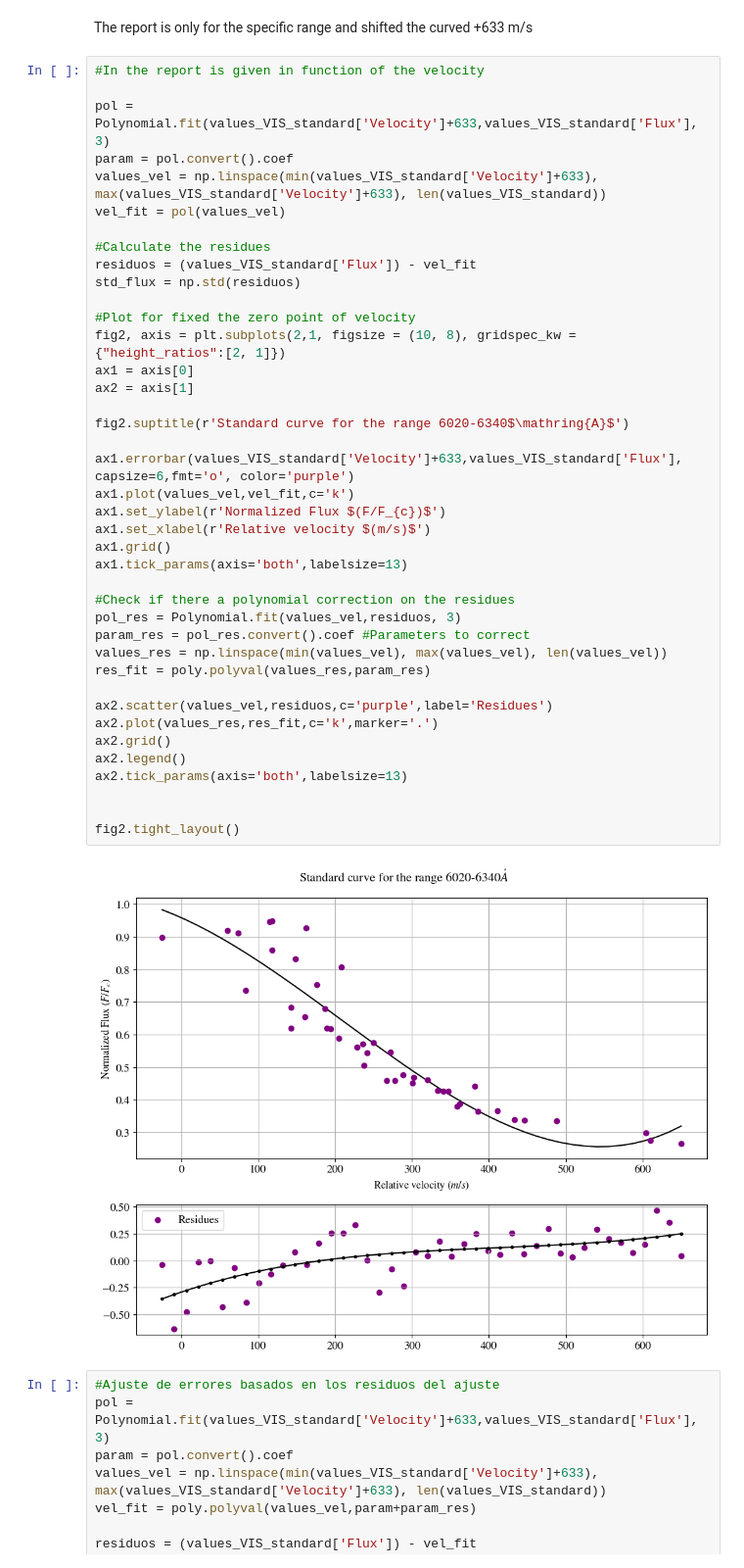
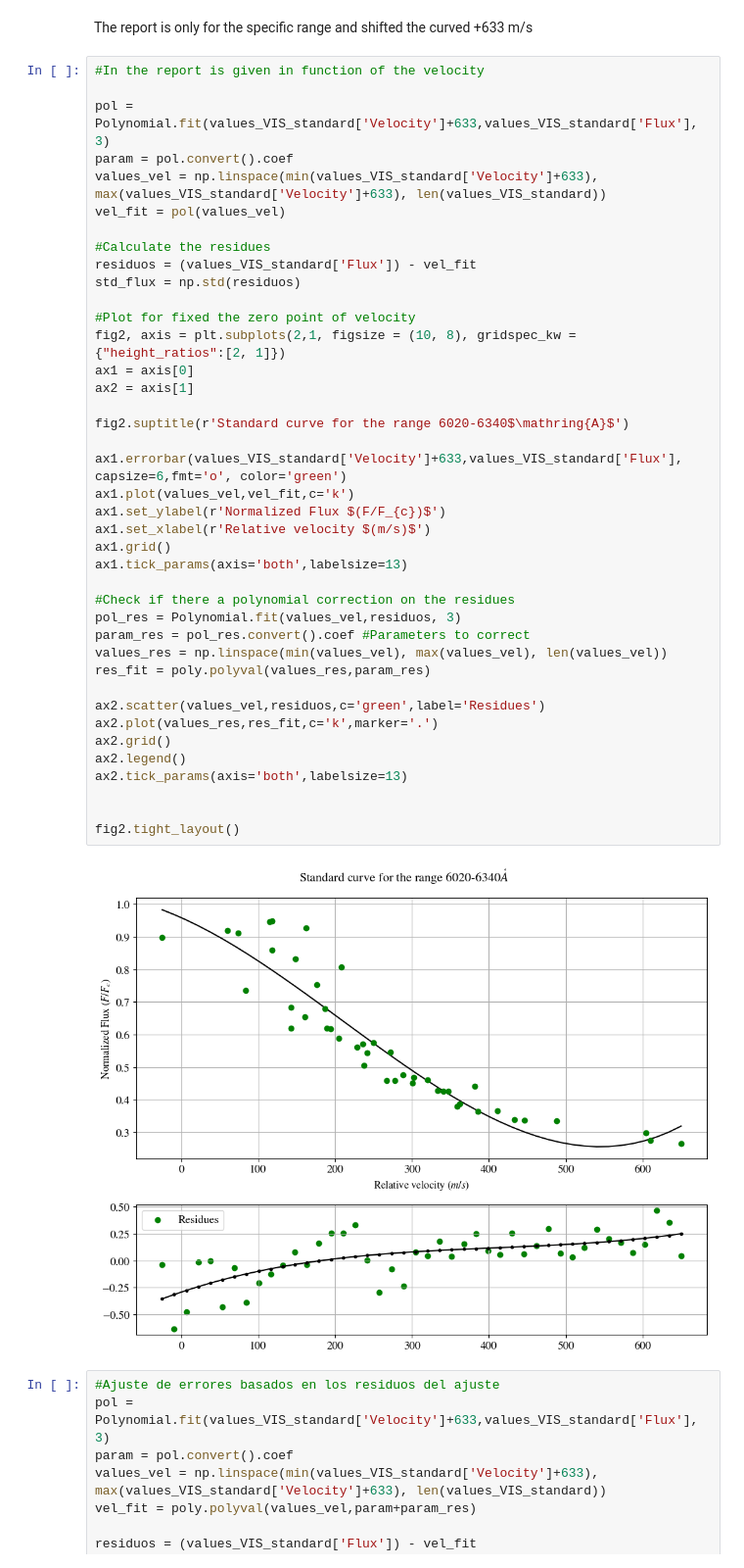
Before and after one commit to ccuellarn/Measurement-and-Characterization-of-Granulation-Patterns-in-the-IAG-Solar-Flux-Spectrum, a Jupyter notebook: Project/Characterization/Third signature/Standard_curves.ipynb, the cells around one changed output. Shown at 98% size. Drawn from its saved outputs; the diff is of its cells as text.

```diff
--- a/Project/Characterization/Third signature/Standard_curves.ipynb
+++ b/Project/Characterization/Third signature/Standard_curves.ipynb
@@ -85,36 +82,36 @@ vel_fit = pol(values_vel)
 residuos = (values_VIS_standard['Flux']) - vel_fit
 std_flux = np.std(residuos)
 
 #Plot for fixed the zero point of velocity
 fig2, axis = plt.subplots(2,1, figsize = (10, 8), gridspec_kw = {"height_ratios":[2, 1]})
 ax1 = axis[0]
 ax2 = axis[1]
 
 fig2.suptitle(r'Standard curve for the range 6020-6340$\mathring{A}$')
 
-ax1.errorbar(values_VIS_standard['Velocity']+633,values_VIS_standard['Flux'], capsize=6,fmt='o', color='purple')
+ax1.errorbar(values_VIS_standard['Velocity']+633,values_VIS_standard['Flux'], capsize=6,fmt='o', color='green')
 ax1.plot(values_vel,vel_fit,c='k')
 ax1.set_ylabel(r'Normalized Flux $(F/F_{c})$')
 ax1.set_xlabel(r'Relative velocity $(m/s)$')
 ax1.grid()
 ax1.tick_params(axis='both',labelsize=13)
 
 #Check if there a polynomial correction on the residues
 pol_res = Polynomial.fit(values_vel,residuos, 3)
 param_res = pol_res.convert().coef #Parameters to correct
 values_res = np.linspace(min(values_vel), max(values_vel), len(values_vel))
 res_fit = poly.polyval(values_res,param_res)
 
-ax2.scatter(values_vel,residuos,c='purple',label='Residues')
+ax2.scatter(values_vel,residuos,c='green',label='Residues')
 ax2.plot(values_res,res_fit,c='k',marker='.')
 ax2.grid()
 ax2.legend()
 ax2.tick_params(axis='both',labelsize=13)
 
 
 fig2.tight_layout()
 # %% [output]
-[figure, old version]
+[figure, new version]
 # %%
 #Ajuste de errores basados en los residuos del ajuste
 pol = Polynomial.fit(values_VIS_standard['Velocity']+633,values_VIS_standard['Flux'], 3)
```
Also changed, not shown: parts of 3 cells of this notebook, 1 other file.
